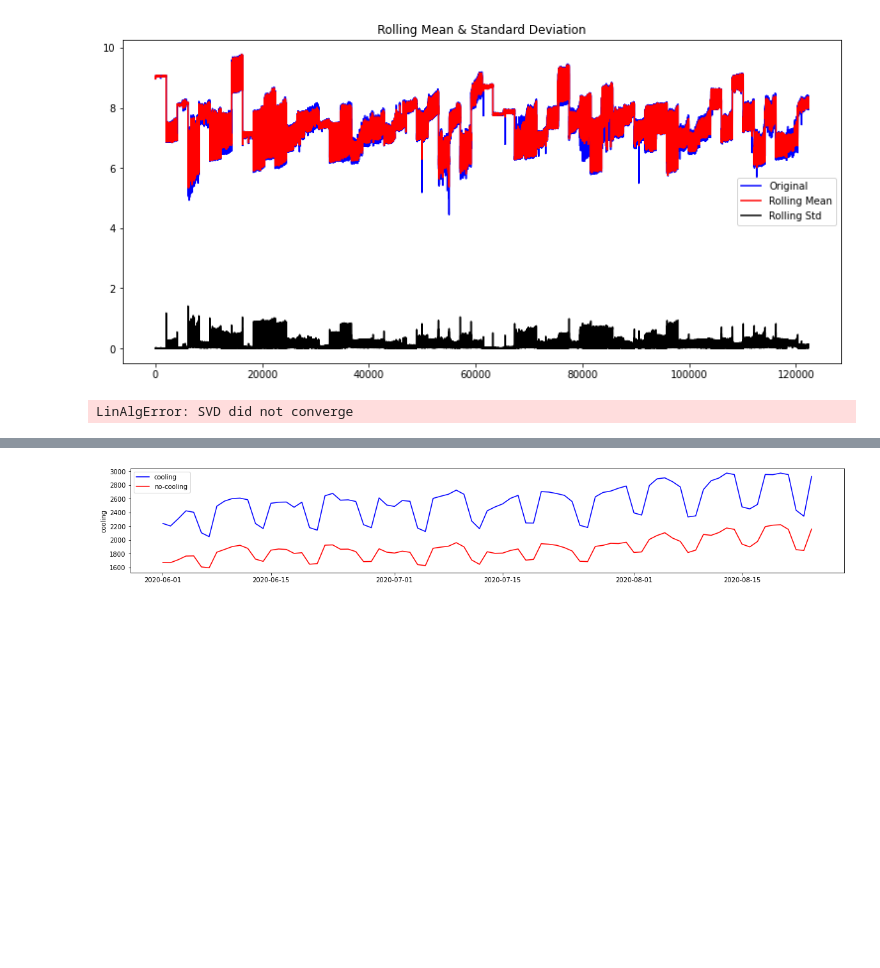
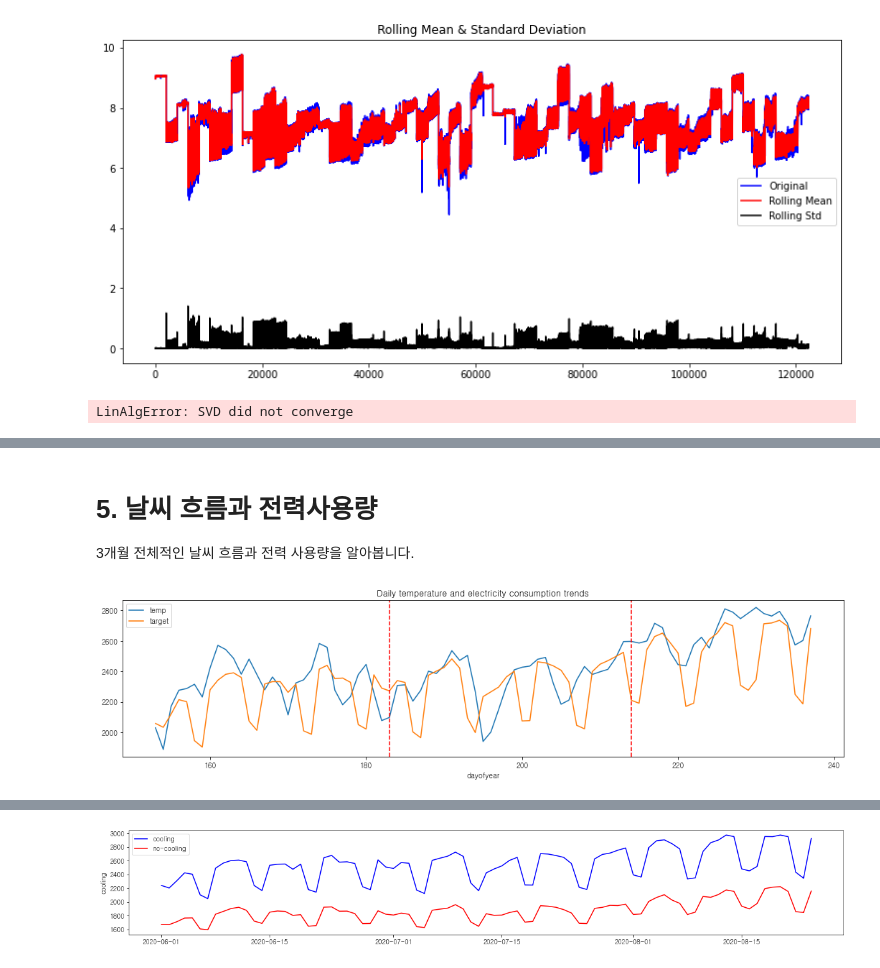
Before and after one commit to top-warrior/electronic, a Jupyter notebook: MAIN CODE NOTEBOOK.ipynb, the cells around one changed output, grey strips where cells are left out. Saved outputs shown, nothing was run; the diff lists cells and outputs as text; code cells hidden in the pictures; blank space fills up the shorter version.

```diff
--- a/MAIN CODE NOTEBOOK.ipynb
+++ b/MAIN CODE NOTEBOOK.ipynb
@@ -334,3 +335,17 @@ LinAlgError: SVD did not converge
 # %% [markdown]
 # error message
 ![image.png](attachment:image.png)
+# %% [markdown]
+# 5. 날씨 흐름과 전력사용량
+3개월 전체적인 날씨 흐름과 전력 사용량을 알아봅니다.
+# %%
+# 일별 기온 및 전력사용량 추이
+(train.groupby(['dayofyear'])['temp'].mean()*100).plot(figsize=(18, 4))
+train.groupby(['dayofyear'])['target'].mean().plot(figsize=(18, 4))
+plt.legend(['temp', 'target'])
+plt.axvline(x = 183, color = 'r', linestyle = '--',)
+plt.axvline(x = 214, color = 'r', linestyle = '--',)
+plt.title('Daily temperature and electricity consumption trends')
+plt.show()
+# %% [output]
+[figure, added]
```
Also changed, not shown: parts of 62 cells of this notebook.
